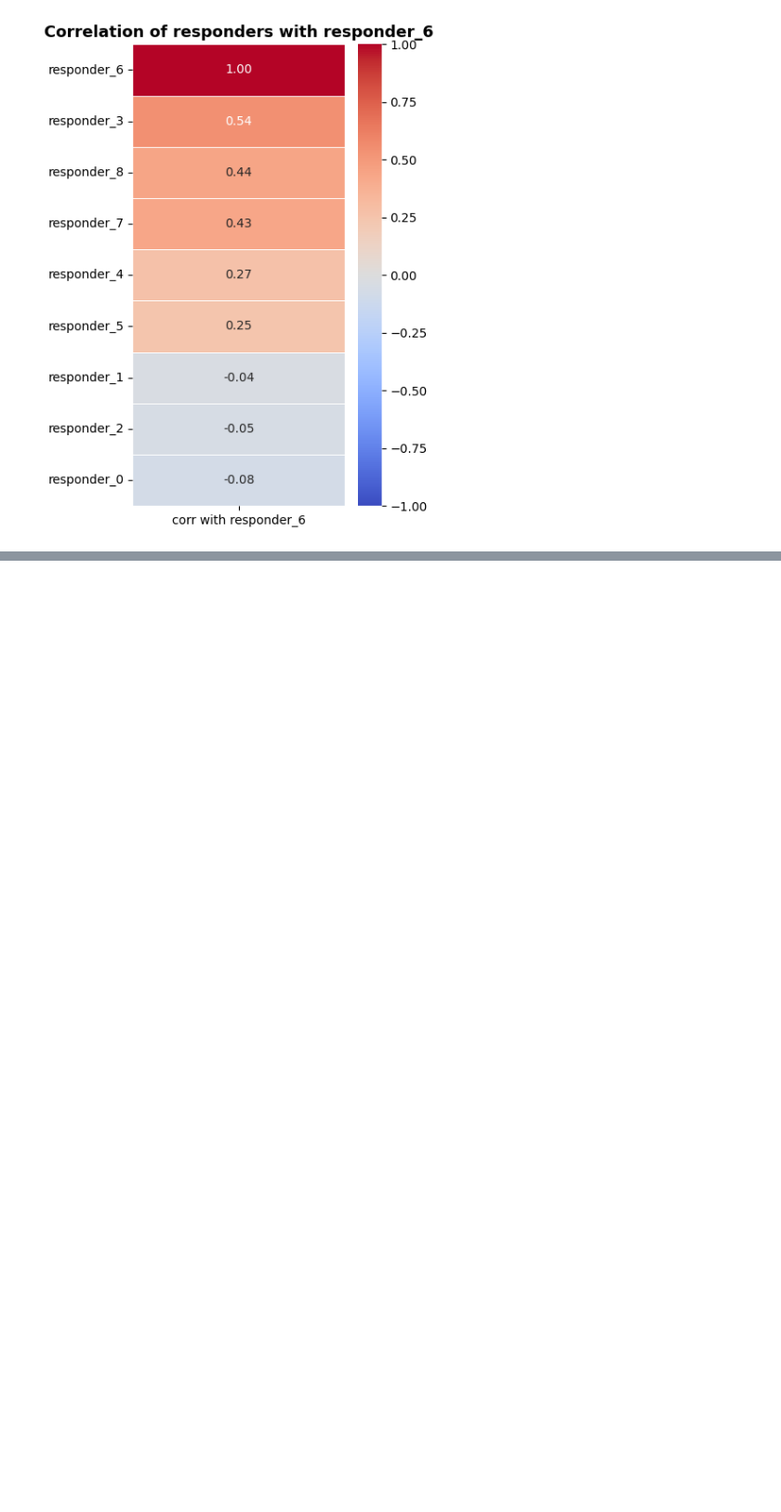
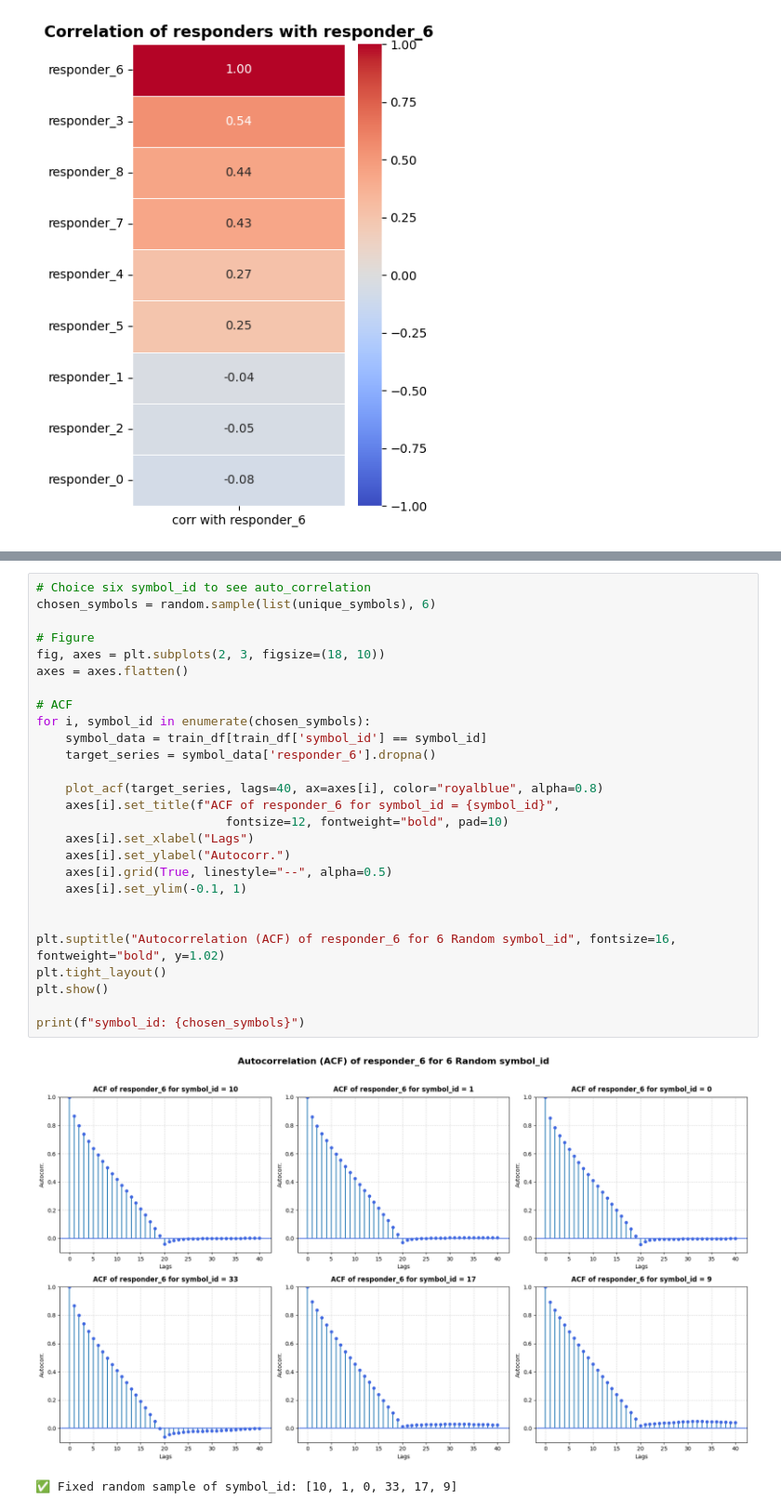
Before and after one commit to MohamedZakariaaFouda/Jane_Street_Competition, a Jupyter notebook: notebooks/end-to-end-data-science-life-cycle.ipynb, the cells around one changed output, grey strips where cells are left out. Shown at 93% size. Cells and saved outputs as stored; diff of their text form; blank space fills up the shorter version.

```diff
--- a/notebooks/end-to-end-data-science-life-cycle.ipynb
+++ b/notebooks/end-to-end-data-science-life-cycle.ipynb
@@ -334,0 +373,30 @@ You can set `force_col_wise=true` to remove the overhead.
+# %%
+# Choice six symbol_id to see auto_correlation
+chosen_symbols = random.sample(list(unique_symbols), 6)
+
+# Figure
+fig, axes = plt.subplots(2, 3, figsize=(18, 10))
+axes = axes.flatten()
+
+# ACF
+for i, symbol_id in enumerate(chosen_symbols):
+    symbol_data = train_df[train_df['symbol_id'] == symbol_id]
+    target_series = symbol_data['responder_6'].dropna()
+
+    plot_acf(target_series, lags=40, ax=axes[i], color="royalblue", alpha=0.8)
+    axes[i].set_title(f"ACF of responder_6 for symbol_id = {symbol_id}",
+                          fontsize=12, fontweight="bold", pad=10)
+    axes[i].set_xlabel("Lags")
+    axes[i].set_ylabel("Autocorr.")
+    axes[i].grid(True, linestyle="--", alpha=0.5)
+    axes[i].set_ylim(-0.1, 1)
+
+
+plt.suptitle("Autocorrelation (ACF) of responder_6 for 6 Random symbol_id", fontsize=16, fontweight="bold", y=1.02)
+plt.tight_layout()
+plt.show()
+
+print(f"symbol_id: {chosen_symbols}")
+# %% [output]
+[figure, added]
+✅ Fixed random sample of symbol_id: [10, 1, 0, 33, 17, 9]
```
Also changed, not shown: parts of 10 cells of this notebook.
